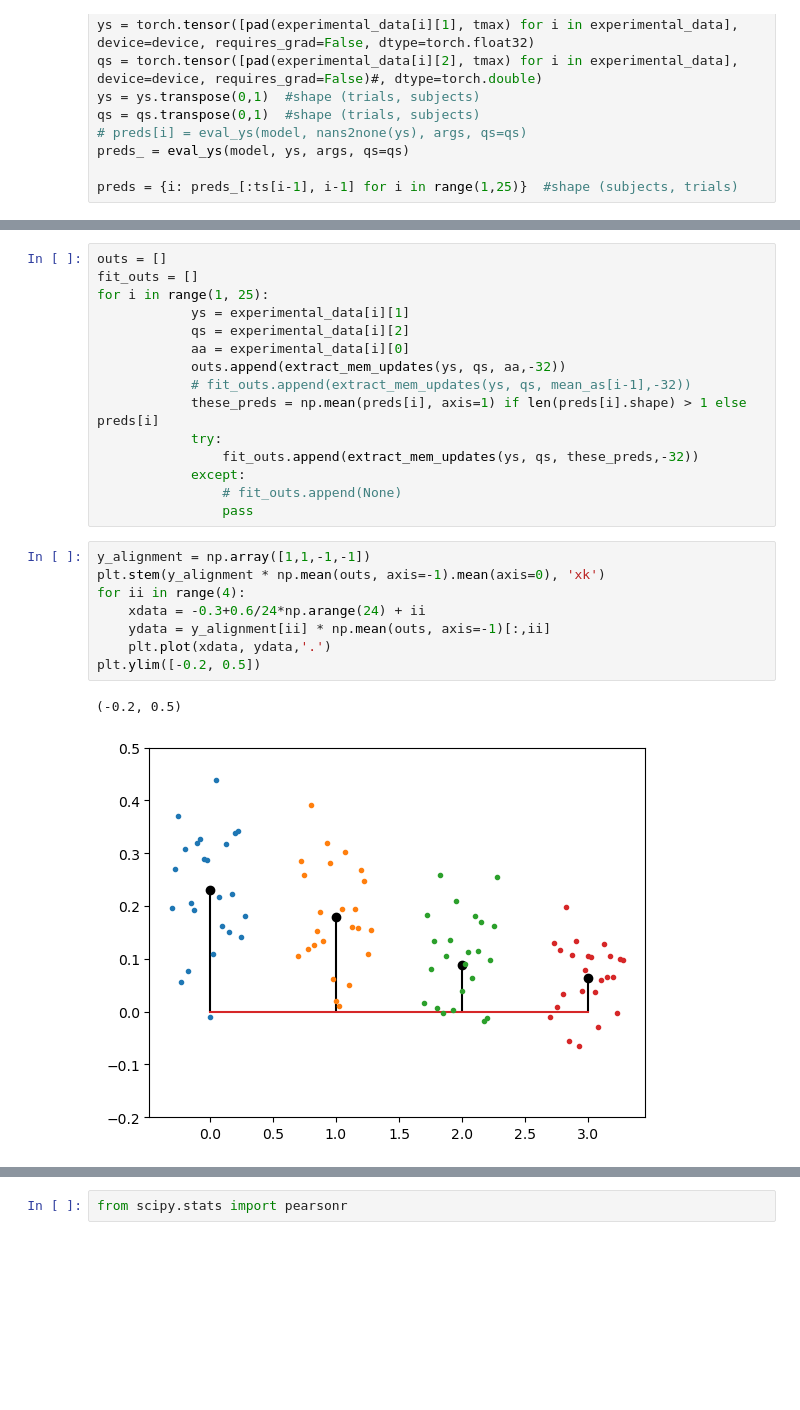
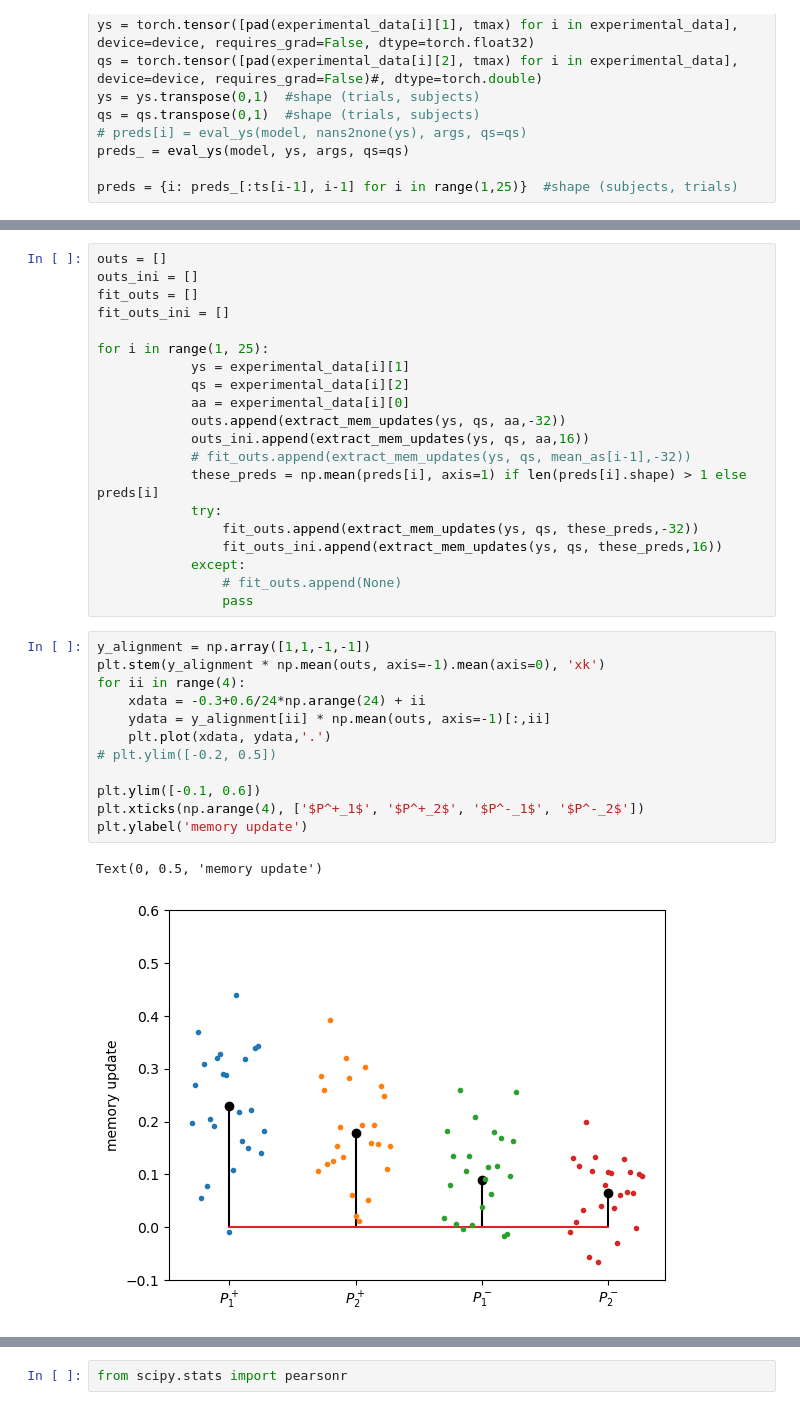
Before and after one commit to sashkarivkind/contextual_frogs, a Jupyter notebook: experimental/optim/memUpdGames02.ipynb, the cells around one changed output, grey strips where cells are left out. Cells and saved outputs as stored; diff of their text form; blank space fills up the shorter version.

```diff
--- a/experimental/optim/memUpdGames02.ipynb
+++ b/experimental/optim/memUpdGames02.ipynb
@@ -177,29 +198,38 @@ plt.show()
 # %%
 outs = []
+outs_ini = []
 fit_outs = []
+fit_outs_ini = []
+
 for i in range(1, 25):
             ys = experimental_data[i][1]
             qs = experimental_data[i][2]
             aa = experimental_data[i][0]
             outs.append(extract_mem_updates(ys, qs, aa,-32))
+            outs_ini.append(extract_mem_updates(ys, qs, aa,16))
             # fit_outs.append(extract_mem_updates(ys, qs, mean_as[i-1],-32))
             these_preds = np.mean(preds[i], axis=1) if len(preds[i].shape) > 1 else preds[i]
             try:
                 fit_outs.append(extract_mem_updates(ys, qs, these_preds,-32))
+                fit_outs_ini.append(extract_mem_updates(ys, qs, these_preds,16))
             except:
                 # fit_outs.append(None)
                 pass
 # %%
 y_alignment = np.array([1,1,-1,-1])
 plt.stem(y_alignment * np.mean(outs, axis=-1).mean(axis=0), 'xk')
 for ii in range(4):
     xdata = -0.3+0.6/24*np.arange(24) + ii
     ydata = y_alignment[ii] * np.mean(outs, axis=-1)[:,ii]
     plt.plot(xdata, ydata,'.')
-plt.ylim([-0.2, 0.5])
+# plt.ylim([-0.2, 0.5])
+
+plt.ylim([-0.1, 0.6])
+plt.xticks(np.arange(4), ['$P^+_1$', '$P^+_2$', '$P^-_1$', '$P^-_2$'])
+plt.ylabel('memory update')
 # %% [output]
-(-0.2, 0.5)
+Text(0, 0.5, 'memory update')
-[figure, old version]
+[figure, new version]
 # %%
 y_alignment = np.array([1,1,-1,-1])
 plt.stem(y_alignment * np.mean(fit_outs, axis=-1).mean(axis=0), 'xk')
```
Also changed, not shown: parts of 26 cells of this notebook, 14 other files.
